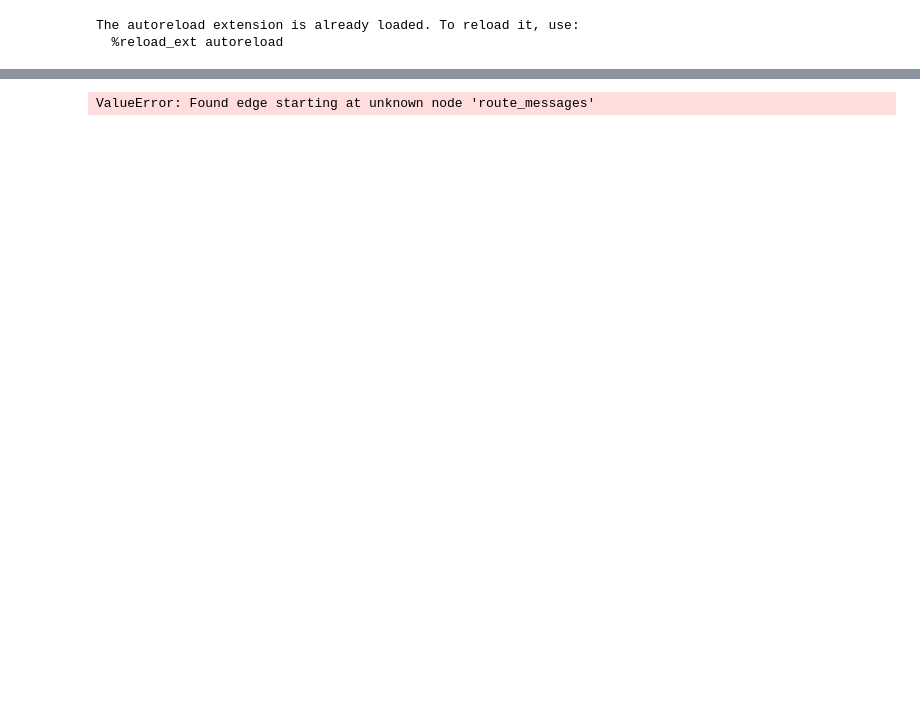
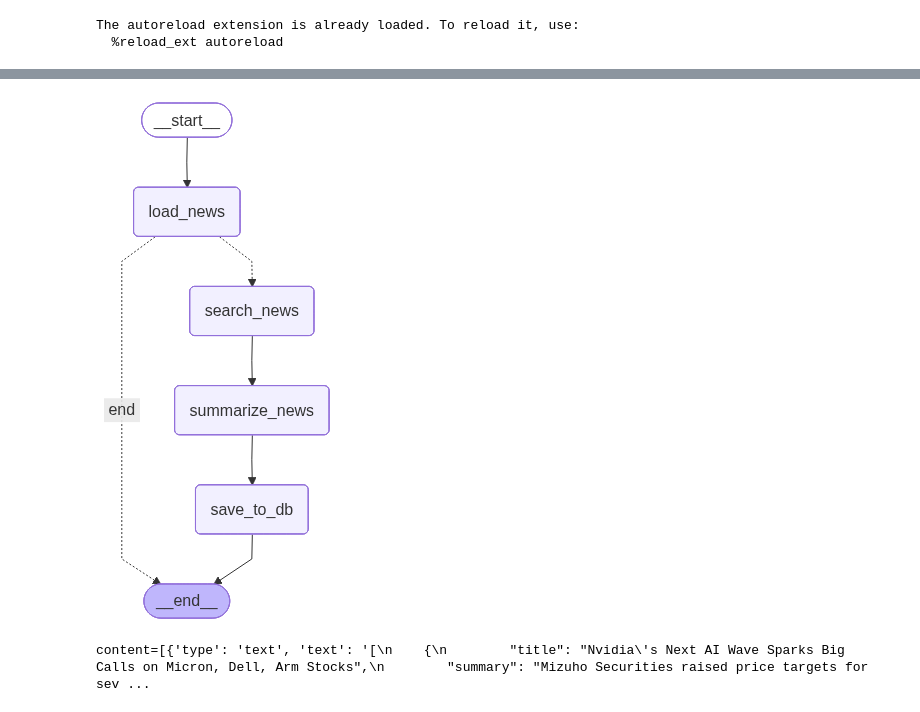
Before and after one commit to bbindae/stock-news-agent, a Jupyter notebook: notebooks/stock-news-agent.ipynb, the cells around one changed output, grey strips where cells are left out. Cells and saved outputs as stored; diff of their text form; code cells hidden in the pictures; blank space fills up the shorter version.

```diff
--- a/notebooks/stock-news-agent.ipynb
+++ b/notebooks/stock-news-agent.ipynb
@@ -36,7 +26,7 @@ from tavily import TavilyClient
 
 tavily_client = TavilyClient();
 
-def search_news(ticker: str, company_name: str, max_results: int) -> list[StockNewsItem]:
+def search_stock_news(ticker: str, company_name: str, max_results: int) -> list[StockNewsItem]:
     """return the most recent news limited by number"""
 
     query = f'{company_name} ({ticker}) latest financial news article'
@@ -45,6 +35,7 @@ def search_news(ticker: str, company_name: str, max_results: int) -> list[StockN
                                     topic="news",
                                     max_results=max_results,
                                     search_depth="basic",
+                                    include_raw_content="markdown",
                                     include_domains=["bloomberg.com","reuters.com","wsj.com","ft.com","cnbc.com","finance.yahoo.com"])
 
     results = [StockNewsItem(
@@ -52,6 +43,7 @@ def search_news(ticker: str, company_name: str, max_results: int) -> list[StockN
         company_name=company_name,
         title=r['title'],
         content=r['content'],
+        raw_content=r['raw_content'],
         url=r['url'],
         published_date=r['published_date']
     ) for r in response['results']]
@@ -137,21 +91,39 @@ class StockNewsState(BaseModel):
     news_items: Optional[List[NewsItems]] = Field(default_factory=list)
 # %%
-def load_news(state):
+from app.utils.financial import get_company_name
+
+def load_news(state: StockNewsState):
     """Load news from data base if news exist; fill the state"""
     return {}
 
-def route_messages(state):
+def route_messages(state: StockNewsState):
     """if there are news items in the state go to END; otherwise, go grab news!"""
+    if(state.news_items):
+        return 'end'
     return 'search_news'
 
-def search_news(state):
+
+def search_news(state: StockNewsState):
     """Search Top 3 news"""
-    return {}
+    company_name = get_company_name(state.ticker)
+    stock_news = search_stock_news(state.ticker, company_name, 3)
 
-def summarize_news(state):
-    """Summarize 3 news and add sentiment and embedding"""
-    return {}
+    news_items = [NewsItems(
+            title=n.title,
+            content=n.content,
+            content_kr='',
+            raw_content=n.raw_content,
+            summary='',
+            summary_kr='',
+            published_date=n.published_date,
+            url=n.url,
+            sentiment_label='',
+            sentiment_score=0.0
+            ) for n in stock_news]
 
-def save_to_db(state):
+    return {"company_name": company_name, "news_items":news_items}
+
+
+def save_to_db(state: StockNewsState):
     """Save the data to supadb"""
     return {}
@@ -158,22 +204,27 @@ def save_to_db(state):
 # %%
 from IPython.display import Image, display
 from langgraph.graph import StateGraph, START, END
 builder = StateGraph(StockNewsState)
 builder.add_node("load_news", load_news)
-builder.add_node("route_messages", route_messages)
+#builder.add_node("route_messages", route_messages)
 builder.add_node("search_news", search_news)
 builder.add_node("summarize_news", summarize_news)
 builder.add_node("save_to_db", save_to_db)
 
 builder.add_edge(START, "load_news")
-builder.add_edge("load_news","route_messages")
-builder.add_conditional_edges("route_messages", route_messages, ["search_news", END])
+#builder.add_edge("load_news","route_messages")
+#builder.add_conditional_edges("route_messages", route_messages, {"search_news": "search_news", "end": END})
+builder.add_conditional_edges("load_news",route_messages,{"search_news": "search_news", "end":END})
 builder.add_edge("search_news","summarize_news")
 builder.add_edge("summarize_news", "save_to_db")
 builder.add_edge("save_to_db", END)
 
 stock_news_graph = builder.compile()
 
 display(Image(stock_news_graph.get_graph(xray=1).draw_mermaid_png()))
 # %% [output]
-ValueError: Found edge starting at unknown node 'route_messages'
+[figure, added]
+# %%
+result= stock_news_graph.invoke({"ticker": "SNDK", "company_name": ""})
+# %% [output]
+content=[{'type': 'text', 'text': '[\n    {\n        "title": "Nvidia\'s Next AI Wave Sparks Big Calls on Micron, Dell, Arm Stocks",\n        "summary": "Mizuho Securities raised price targets for sev ...
```
Also changed, not shown: parts of 8 cells of this notebook, 2 other files.
